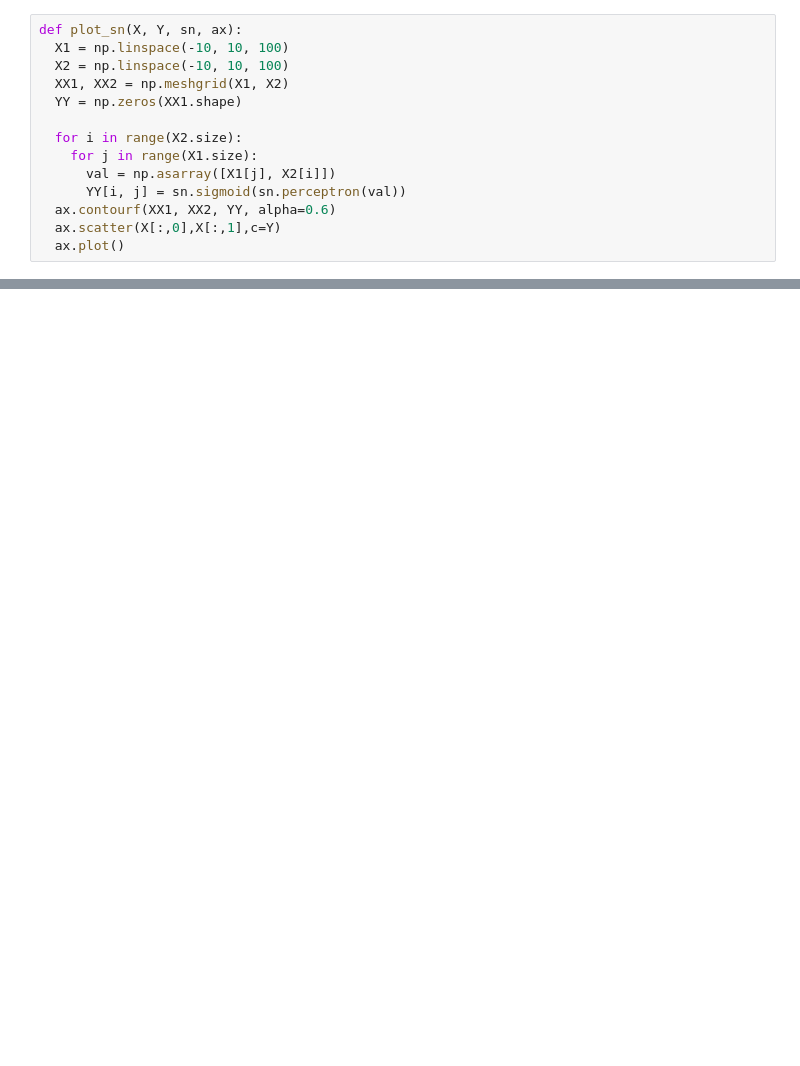
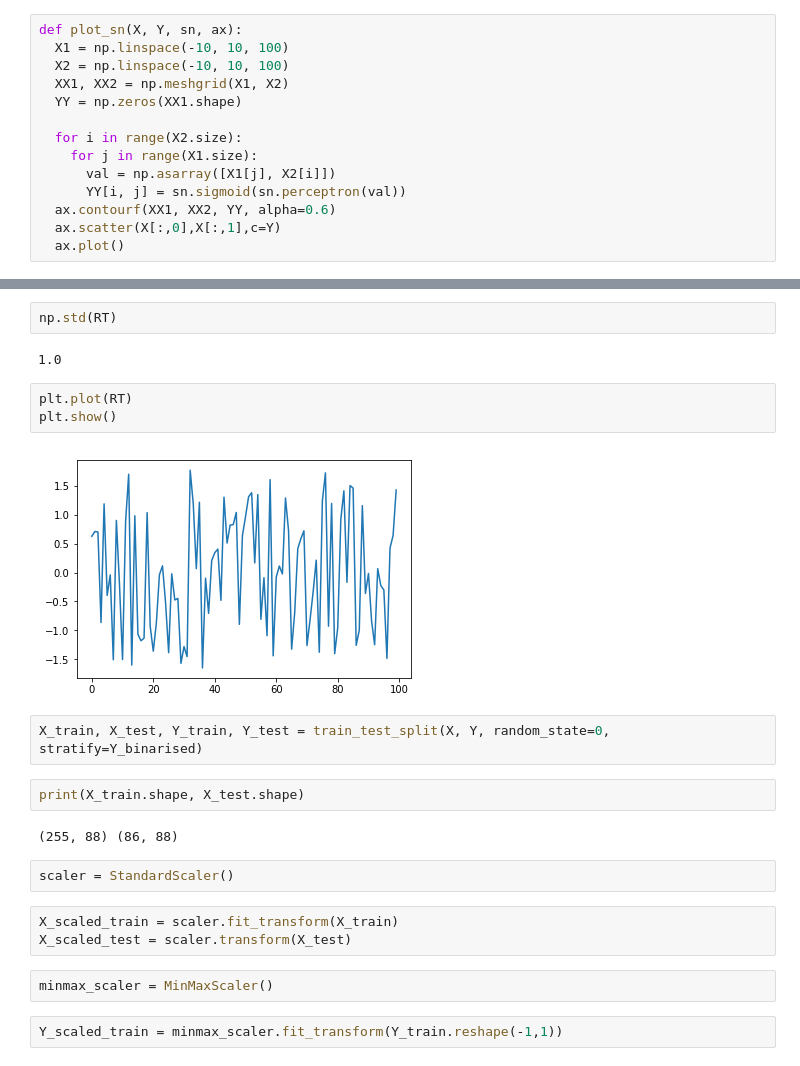
Before and after one commit to erdcpatel/PythonDataScience, a Jupyter notebook: SigmoidNeuron.ipynb, the cells around one changed output, grey strips where cells are left out. Drawn from its saved outputs; the diff is of its cells as text; blank space fills up the shorter version.

```diff
--- a/SigmoidNeuron.ipynb
+++ b/SigmoidNeuron.ipynb
@@ -204,0 +311,24 @@ for i in range(N):
+# %%
+np.std(RT)
+# %% [output]
+1.0
+# %%
+plt.plot(RT)
+plt.show()
+# %% [output]
+[figure, added]
+# %%
+X_train, X_test, Y_train, Y_test = train_test_split(X, Y, random_state=0, stratify=Y_binarised)
+# %%
+print(X_train.shape, X_test.shape)
+# %% [output]
+(255, 88) (86, 88)
+# %%
+scaler = StandardScaler()
+# %%
+X_scaled_train = scaler.fit_transform(X_train)
+X_scaled_test = scaler.transform(X_test)
+# %%
+minmax_scaler = MinMaxScaler()
+# %%
+Y_scaled_train = minmax_scaler.fit_transform(Y_train.reshape(-1,1))
```
Also changed, not shown: parts of 39 cells of this notebook.
